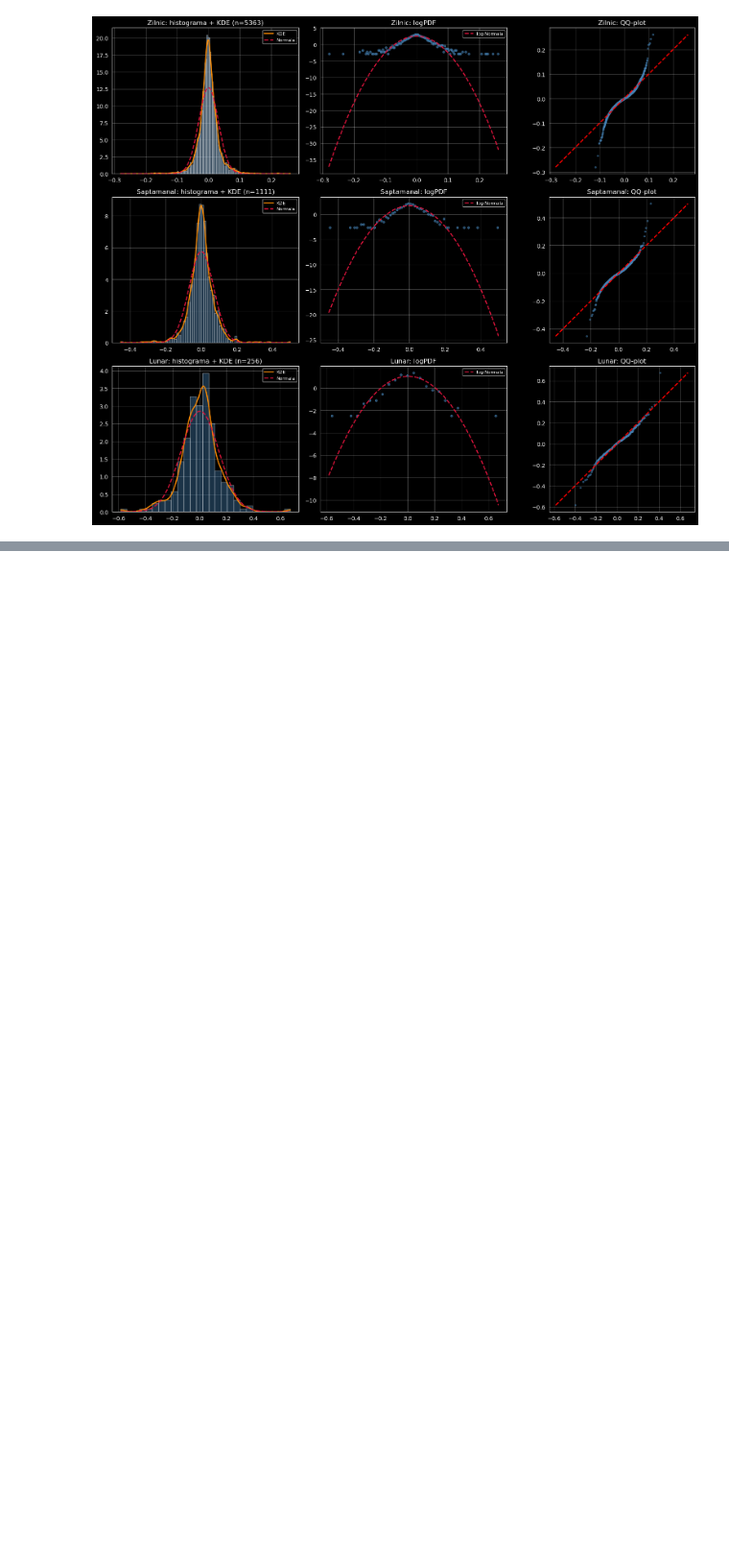
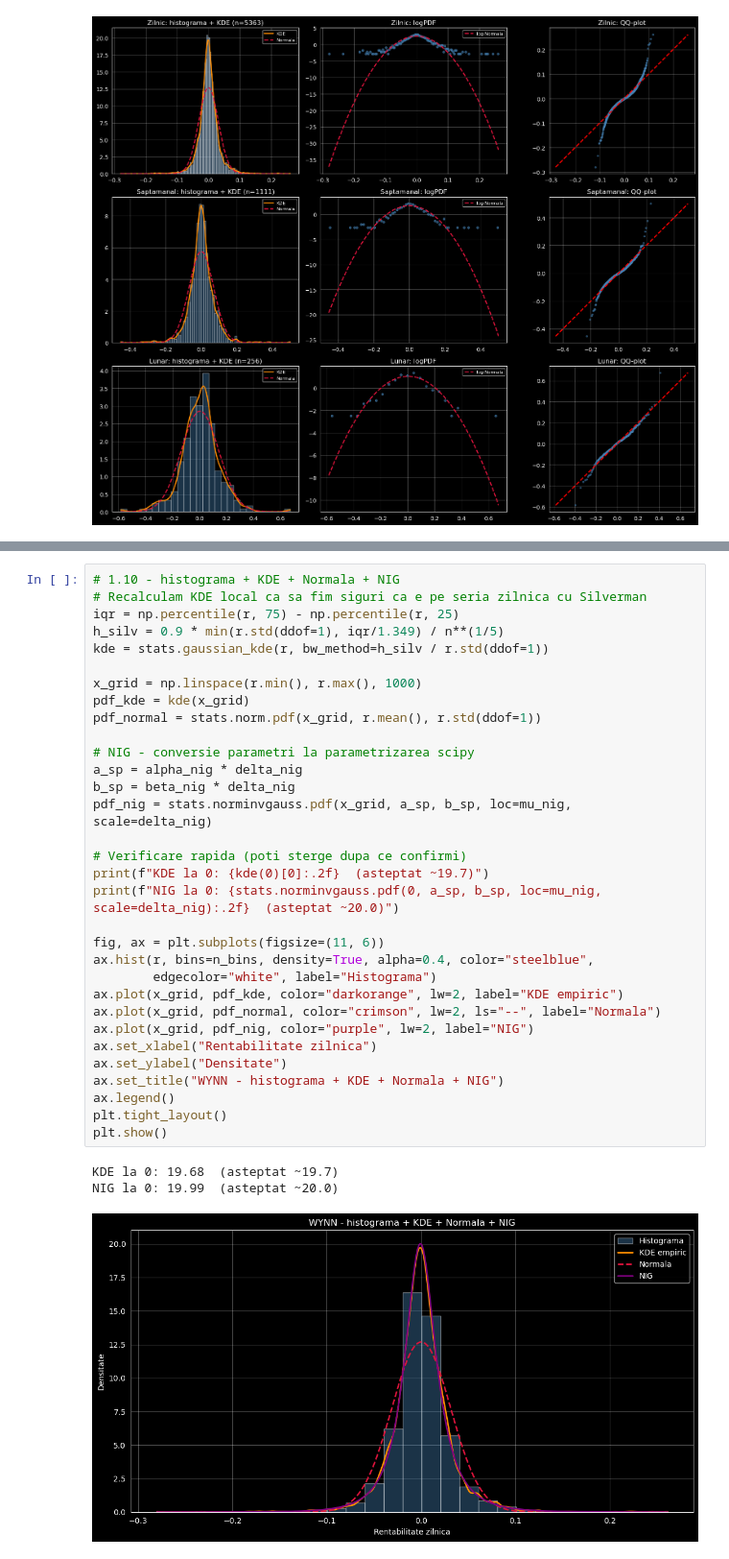
Before and after one commit to DomnulK/ADEA-WYNN, a Jupyter notebook: notebooks/01_part1_distributii_globale.ipynb, the cells around one changed output, grey strips where cells are left out. Shown at 96% size. Drawn from its saved outputs; the diff is of its cells as text; blank space fills up the shorter version.

```diff
--- a/notebooks/01_part1_distributii_globale.ipynb
+++ b/notebooks/01_part1_distributii_globale.ipynb
@@ -512,0 +836,36 @@ Astfel implicatiile in cazul nostru sunt urmatoarele:
+# %%
+# 1.10 - histograma + KDE + Normala + NIG
+# Recalculam KDE local ca sa fim siguri ca e pe seria zilnica cu Silverman
+iqr = np.percentile(r, 75) - np.percentile(r, 25)
+h_silv = 0.9 * min(r.std(ddof=1), iqr/1.349) / n**(1/5)
+kde = stats.gaussian_kde(r, bw_method=h_silv / r.std(ddof=1))
+
+x_grid = np.linspace(r.min(), r.max(), 1000)
+pdf_kde = kde(x_grid)
+pdf_normal = stats.norm.pdf(x_grid, r.mean(), r.std(ddof=1))
+
+# NIG - conversie parametri la parametrizarea scipy
+a_sp = alpha_nig * delta_nig
+b_sp = beta_nig * delta_nig
+pdf_nig = stats.norminvgauss.pdf(x_grid, a_sp, b_sp, loc=mu_nig, scale=delta_nig)
+
+# Verificare rapida (poti sterge dupa ce confirmi)
+print(f"KDE la 0: {kde(0)[0]:.2f}  (asteptat ~19.7)")
+print(f"NIG la 0: {stats.norminvgauss.pdf(0, a_sp, b_sp, loc=mu_nig, scale=delta_nig):.2f}  (asteptat ~20.0)")
+
+fig, ax = plt.subplots(figsize=(11, 6))
+ax.hist(r, bins=n_bins, density=True, alpha=0.4, color="steelblue",
+        edgecolor="white", label="Histograma")
+ax.plot(x_grid, pdf_kde, color="darkorange", lw=2, label="KDE empiric")
+ax.plot(x_grid, pdf_normal, color="crimson", lw=2, ls="--", label="Normala")
+ax.plot(x_grid, pdf_nig, color="purple", lw=2, label="NIG")
+ax.set_xlabel("Rentabilitate zilnica")
+ax.set_ylabel("Densitate")
+ax.set_title("WYNN - histograma + KDE + Normala + NIG")
+ax.legend()
+plt.tight_layout()
+plt.show()
+# %% [output]
+KDE la 0: 19.68  (asteptat ~19.7)
+NIG la 0: 19.99  (asteptat ~20.0)
+[figure, added]
```
Also changed, not shown: parts of 48 cells of this notebook, 8 other files.
